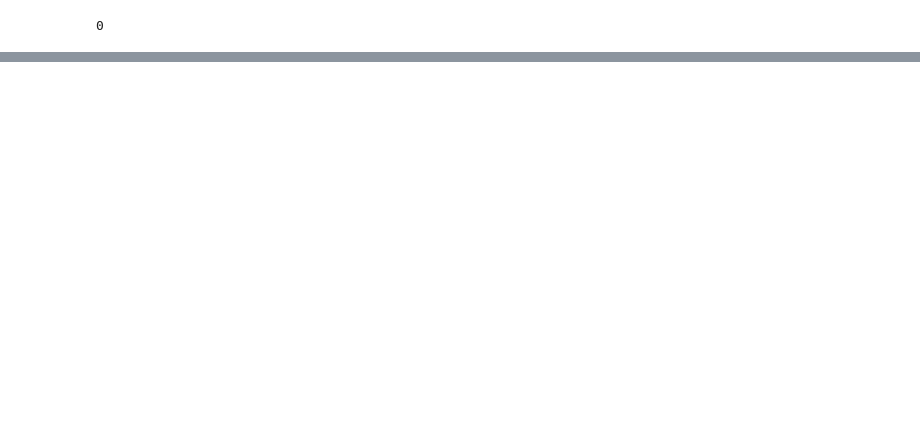
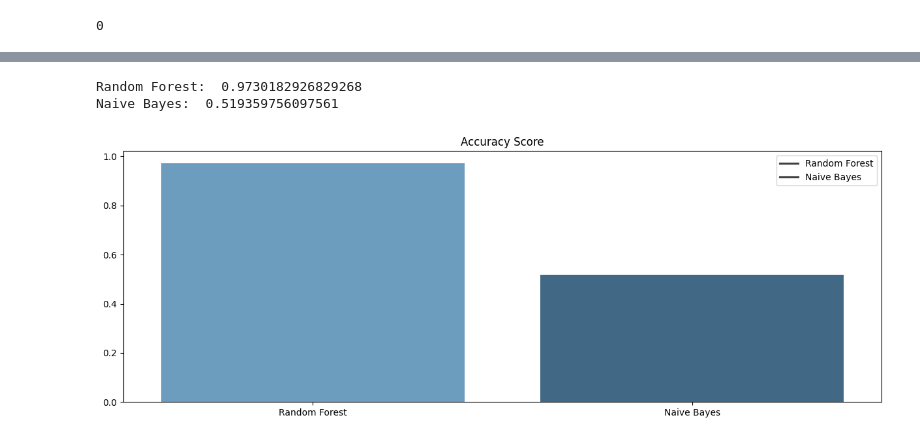
Before and after one commit to Red651/KlassifikasiSpotify, a Jupyter notebook: klassifikasiSpotify.ipynb, the cells around one changed output, grey strips where cells are left out. Saved outputs shown, nothing was run; the diff lists cells and outputs as text; code cells hidden in the pictures; blank space fills up the shorter version.

Commit message:
update hasil dan model

```diff
--- a/klassifikasiSpotify.ipynb
+++ b/klassifikasiSpotify.ipynb
@@ -278,0 +90,3 @@ knn_model = KNeighborsClassifier()
+# %%
+y_pred_RF = Pipeline_RF.predict(X_test)
+print(classification_report(y_test, y_pred_RF))
@@ -279,3 +106,7 @@ knn_model = KNeighborsClassifier()
+# %%
+Pipeline_nb = Pipeline([
+    ('scaler', StandardScaler()),
+    ('model_nb', GaussianNB())
+])
 # %%
-knn_model.fit(X_train, y_train)
-knn_pred = knn_model.predict(X_test)
+Pipeline_nb.fit(X_train, y_train)
@@ -296,0 +115,3 @@ weighted avg       0.46      0.46      0.46      6567
+# %%
+y_pred_nb = Pipeline_nb.predict(X_test)
+print(classification_report(y_test, y_pred_nb))
@@ -296,0 +131,16 @@ weighted avg       0.46      0.46      0.46      6567
+# %%
+# accuracy score
+print('Random Forest: ', accuracy_score(y_test, y_pred_RF))
+print('Naive Bayes: ', accuracy_score(y_test, y_pred_nb))
+# %% [output]
+Random Forest:  0.9730182926829268
+Naive Bayes:  0.519359756097561
+# %%
+# visualsasi akurasi score
+plt.figure(figsize=(15,5))
+sns.barplot(x=['Random Forest', 'Naive Bayes'], y=[accuracy_score(y_test, y_pred_RF), accuracy_score(y_test, y_pred_nb)], color='blue', palette='Blues_d')
+plt.title('Accuracy Score')
+plt.legend(['Random Forest', 'Naive Bayes'])
+plt.show()
+# %% [output]
+[figure, added]
```
Also changed, not shown: parts of 35 cells of this notebook.
